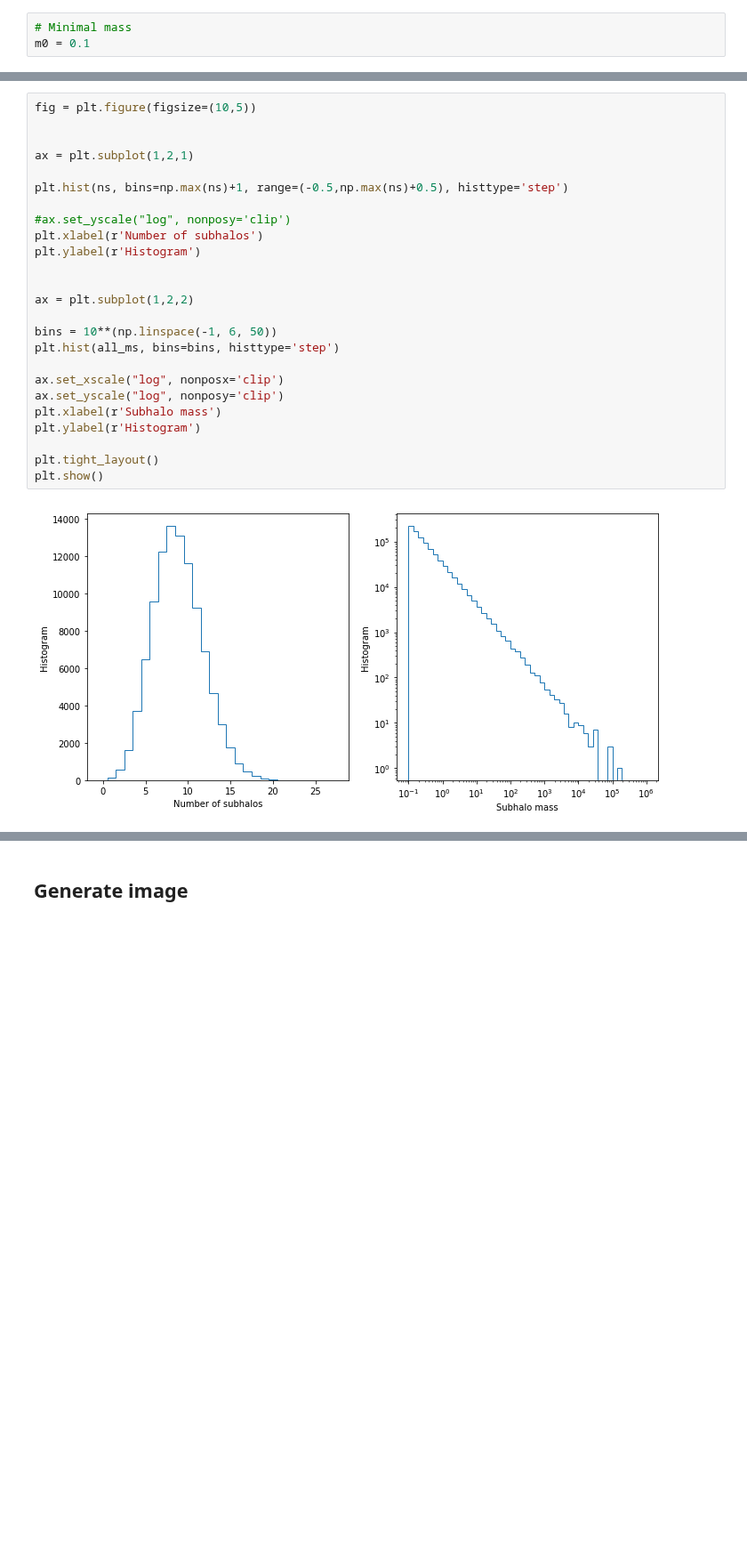
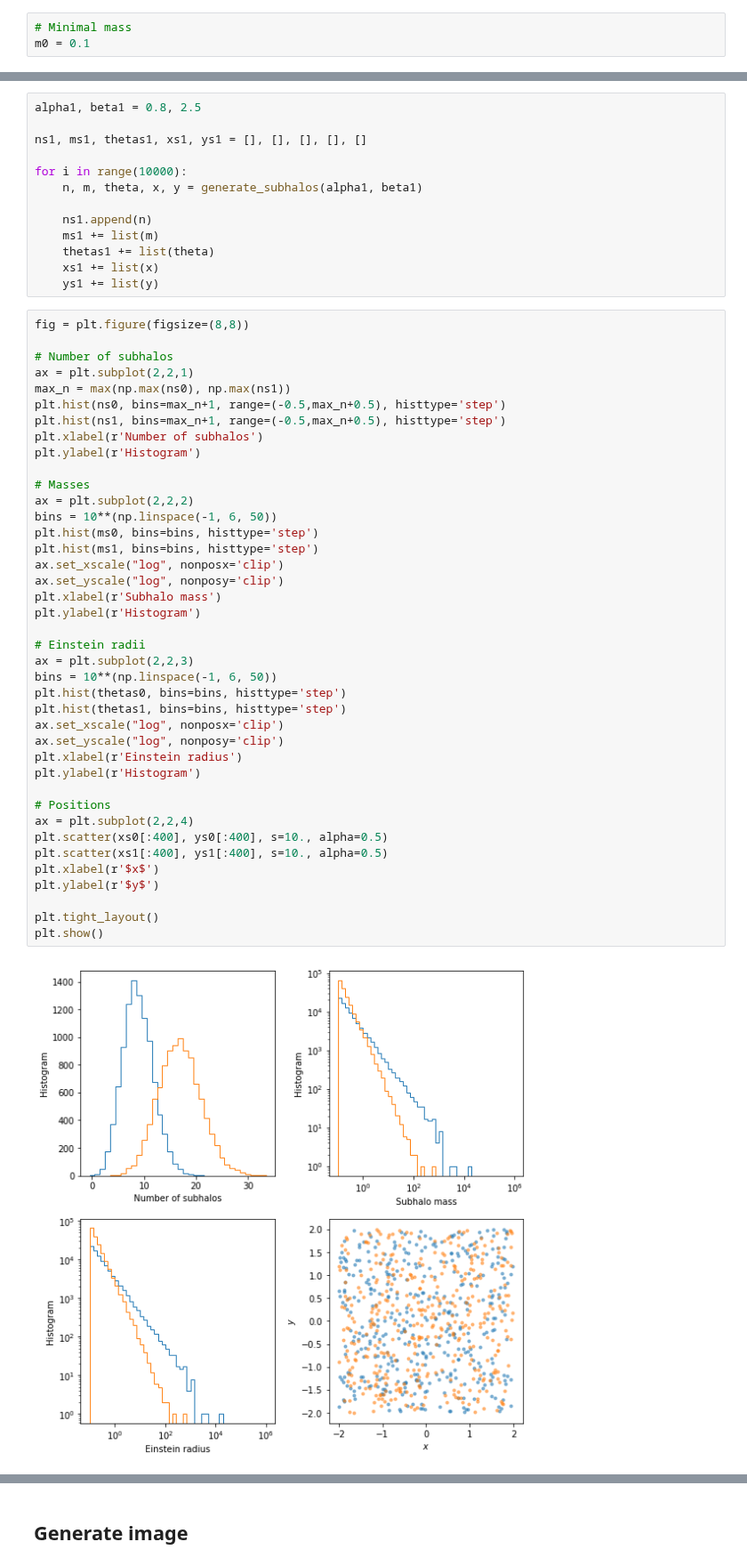
Before and after one commit to smsharma/mining-for-substructure-lens, a Jupyter notebook: notebooks/generate_samples.ipynb, the cells around one changed output, grey strips where cells are left out. Shown at 89% size. Saved outputs shown, nothing was run; the diff lists cells and outputs as text; blank space fills up the shorter version.

Commit message:
Extended power-law simulator to Einstein radius and coordinates

```diff
--- a/notebooks/generate_samples.ipynb
+++ b/notebooks/generate_samples.ipynb
@@ -65,27 +83,55 @@ for i in range(100000):
+# %%
+alpha1, beta1 = 0.8, 2.5
+
+ns1, ms1, thetas1, xs1, ys1 = [], [], [], [], []
+
+for i in range(10000):
+    n, m, theta, x, y = generate_subhalos(alpha1, beta1)
+
+    ns1.append(n)
+    ms1 += list(m)
+    thetas1 += list(theta)
+    xs1 += list(x)
+    ys1 += list(y)
 # %%
-fig = plt.figure(figsize=(10,5))
+fig = plt.figure(figsize=(8,8))
 
-
-ax = plt.subplot(1,2,1)
-
-plt.hist(ns, bins=np.max(ns)+1, range=(-0.5,np.max(ns)+0.5), histtype='step')
-
-#ax.set_yscale("log", nonposy='clip')
+# Number of subhalos
+ax = plt.subplot(2,2,1)
+max_n = max(np.max(ns0), np.max(ns1))
+plt.hist(ns0, bins=max_n+1, range=(-0.5,max_n+0.5), histtype='step')
+plt.hist(ns1, bins=max_n+1, range=(-0.5,max_n+0.5), histtype='step')
 plt.xlabel(r'Number of subhalos')
 plt.ylabel(r'Histogram')
 
-
-ax = plt.subplot(1,2,2)
-
+# Masses
+ax = plt.subplot(2,2,2)
 bins = 10**(np.linspace(-1, 6, 50))
-plt.hist(all_ms, bins=bins, histtype='step')
-
+plt.hist(ms0, bins=bins, histtype='step')
+plt.hist(ms1, bins=bins, histtype='step')
 ax.set_xscale("log", nonposx='clip')
 ax.set_yscale("log", nonposy='clip')
 plt.xlabel(r'Subhalo mass')
 plt.ylabel(r'Histogram')
 
+# Einstein radii
+ax = plt.subplot(2,2,3)
+bins = 10**(np.linspace(-1, 6, 50))
+plt.hist(thetas0, bins=bins, histtype='step')
+plt.hist(thetas1, bins=bins, histtype='step')
+ax.set_xscale("log", nonposx='clip')
+ax.set_yscale("log", nonposy='clip')
+plt.xlabel(r'Einstein radius')
+plt.ylabel(r'Histogram')
+
+# Positions
+ax = plt.subplot(2,2,4)
+plt.scatter(xs0[:400], ys0[:400], s=10., alpha=0.5)
+plt.scatter(xs1[:400], ys1[:400], s=10., alpha=0.5)
+plt.xlabel(r'$x$')
+plt.ylabel(r'$y$')
+
 plt.tight_layout()
 plt.show()
 # %% [output]
-[figure, old version]
+[figure, new version]
```
Also changed, not shown: parts of 8 cells of this notebook.
